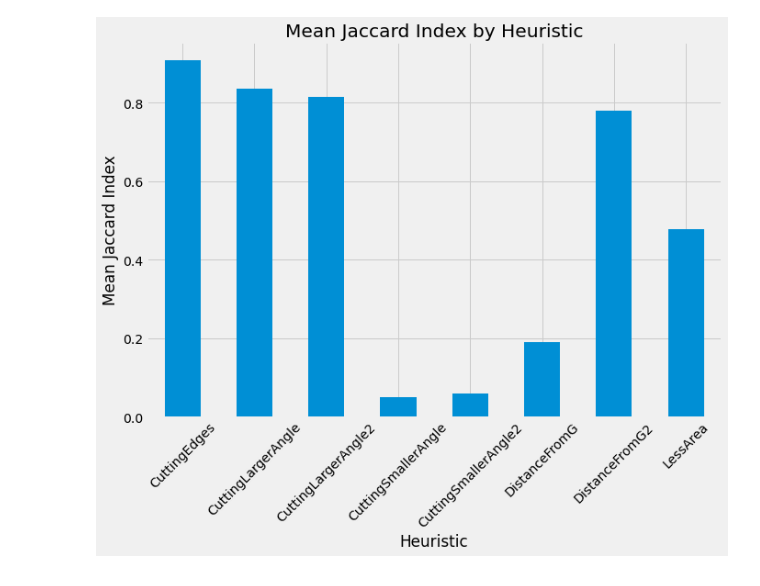
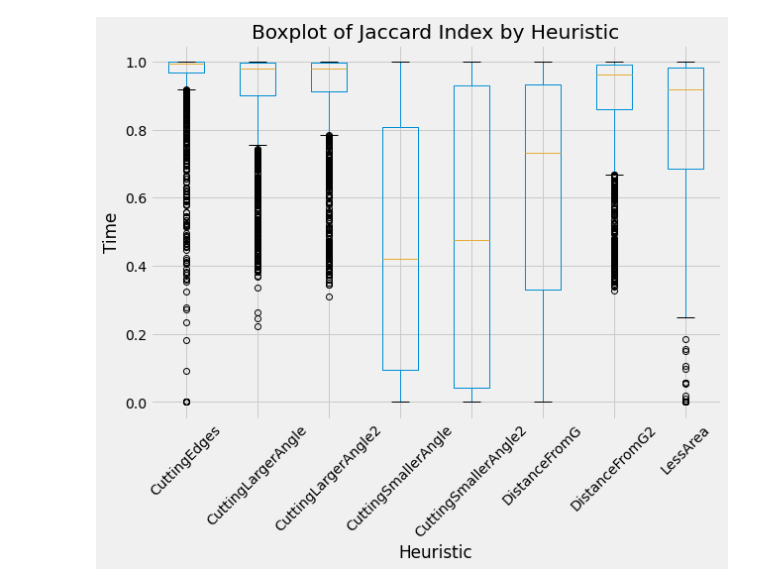
Before and after one commit to federicovolpe/ConvexHull, a Jupyter notebook: analysis/report.ipynb, the cells around one changed output. Saved outputs shown, nothing was run; the diff lists cells and outputs as text; code cells hidden in the pictures.

```diff
--- a/analysis/report.ipynb
+++ b/analysis/report.ipynb
@@ -8,5 +8,5 @@ import statsmodels.api as sm
 plt.style.use('fivethirtyeight')
 plt.rc('figure', figsize=(10.0, 7.0))
 # %%
-report_all = pd.read_csv("../report2.csv", sep = "," , decimal=".")
+report_all = pd.read_csv("../report.csv", sep = "," , decimal=".")
 report = report_all[report_all["exceptions"] != True]
@@ -56,13 +88,13 @@ plt.show()
 # %%
-mean_jaccard_index = df_no_outliers.groupby('heuristic')['jaccard_index'].mean()
-
-# Create the bar plot
-mean_jaccard_index.plot.bar(title='Mean Jaccard Index by Heuristic')
+df_no_outliers.reset_index(drop=True, inplace=True)
+df_no_outliers.boxplot(column='jaccard_index', by='heuristic', grid=False)
+plt.title('Boxplot of Jaccard Index by Heuristic')
+plt.suptitle('')  # Remove the default title to clean up the plot
 plt.xlabel('Heuristic')
-plt.ylabel('Mean Jaccard Index')
 plt.grid(True)
+plt.ylabel('Time')
 plt.xticks(rotation=45)  # Rotate x-axis labels for better readability
-plt.savefig('../media/hist_jaccard.pdf')
+plt.savefig('../media/report/bxplt_jaccard.pdf')
 plt.show()
 # %% [output]
-[figure, old version]
+[figure, new version]
```
Also changed, not shown: parts of 9 cells of this notebook, 17 other files.
